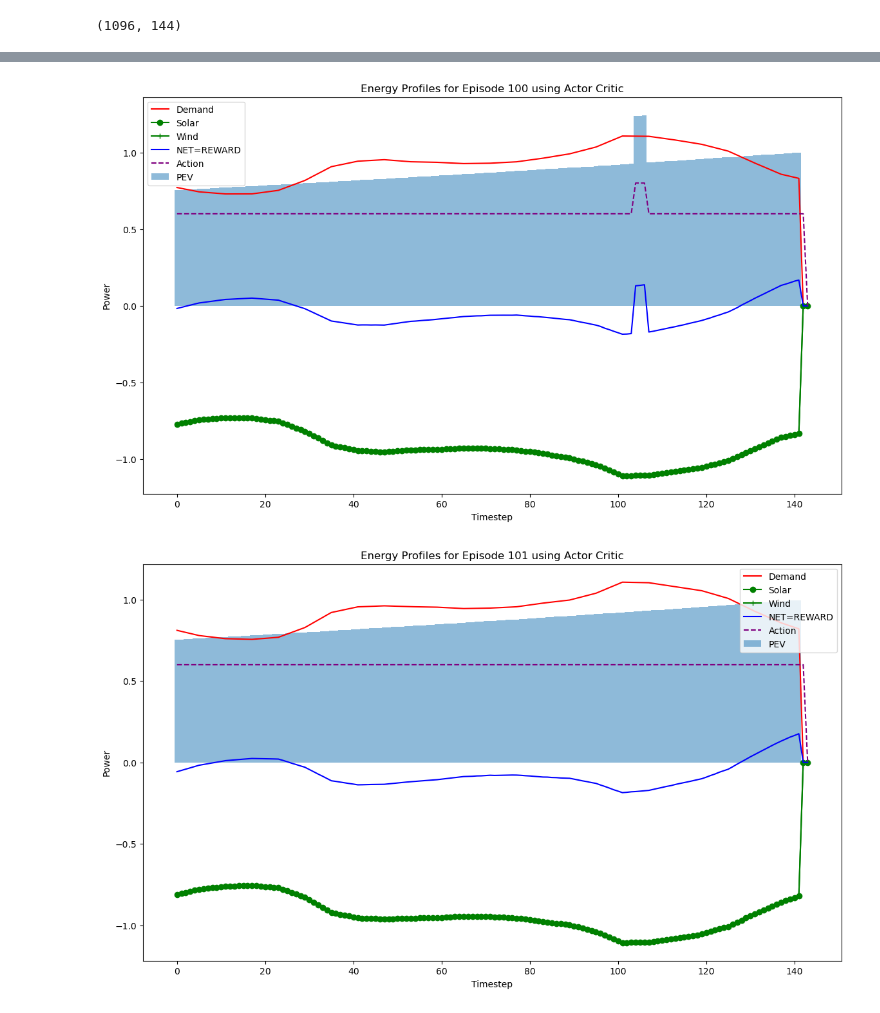
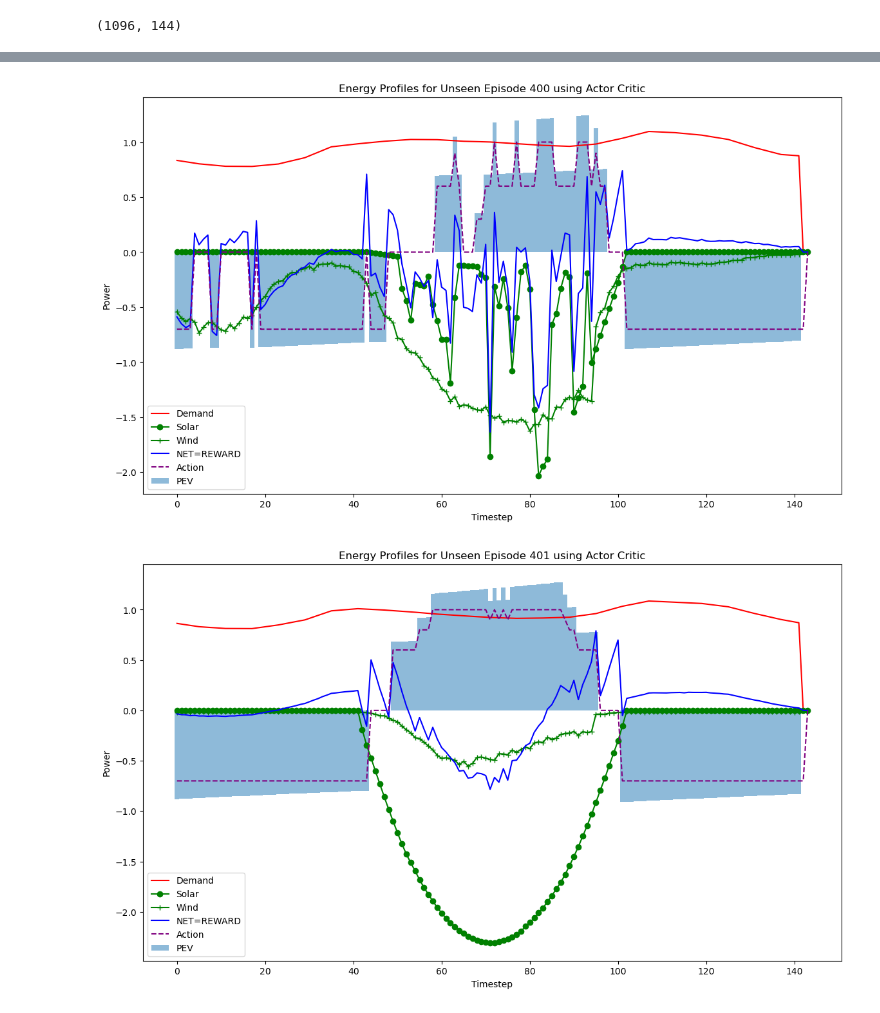
Before and after one commit to carlacupcake/CE291-V2G, a Jupyter notebook: RL_test_ENT_MAX.ipynb, the cells around one changed output, grey strips where cells are left out. Cells and saved outputs as stored; diff of their text form; code cells hidden in the pictures.

Commit message:
update to include action_profile

```diff
--- a/RL_test_ENT_MAX.ipynb
+++ b/RL_test_ENT_MAX.ipynb
@@ -74,5 +74,30 @@ demand_caiso.shape
 # %%
 #Sample every ten minutes for all episodes
 demand_10min=demand_caiso[:, ::10]
-solar_10min=demand_caiso[:, ::10]
-wind_10min=demand_caiso[:, ::10]
+solar_10min=solar_caiso[:, ::10]
+wind_10min=wind_caiso[:, ::10]
+
+demandtest=np.nanmean(demand_10min, axis=0)
+solartest=np.nanmean(solar_10min, axis=0)
+windtest=np.nanmean(wind_10min, axis=0)
+# %%
+timestep_length=1 #in minutes
+T=144 # minutes in 24hrs
+
+time_steps = np.arange(0, T * timestep_length, timestep_length)  # Generate a time axis\
+plt.figure(figsize=(10, 6))
+plt.plot(time_steps, demandtest, label='Load Power')
+plt.plot(time_steps, solartest, label='Solar Power')
+plt.plot(time_steps, windtest, label='Wind Power')
+#plt.plot(time_steps, average_net_10min, label='Net')
+
+# Adding titles and labels
+plt.title('Average Demand, Solar, Wind and Net, Scaled up')
+plt.xlabel('Time')
+plt.ylabel('Power (kW)')
+plt.legend()
+
+# Rotating date labels for better visibility
+plt.gcf().autofmt_xdate()
+
+plt.show()
@@ -92,7 +119,7 @@ timestep_length=(10/60) #in hours
 N=800
 sequence_length=1 #In timesteps aka minutes
 state_deque = deque(maxlen=sequence_length)
-day_index=700
+day_index=400
 
 # Load the actor model
 actor_model = load_model('actor_model600.h5')
@@ -106,7 +133,7 @@ agent = AGENT_CRITIC(state_size=3, action_size=21, sequence_length=sequence_leng
 episode_durations = []
 profiles = []
 
-for episode in range(2):  # Loop over 3 episodes of same "average" day
+for episode in range(4):  # Loop over 3 episodes of same "average" day
     # Initialize environment for the current day
     start_time = time.time()
     env = GridEnvironment(N, demand_10min, solar_10min, wind_10min, day_index, timestep_length)
@@ -207,18 +236,18 @@ plt.show()
 # %%
 #Plot Each Episode
 for i, profile in enumerate(profiles):
     plt.figure(figsize=(14, 8))
     plt.plot(profile['demand'], label='Demand', color="red")
     plt.plot(-profile['solar'], label='Solar', color='green', marker='o')
     plt.plot(-profile['wind'], label='Wind', color='green', marker='+')
     plt.plot(profile['demand'] + profile['PEV'] - profile['solar'] - profile['wind'], label='NET=REWARD', color='blue')
     plt.bar(np.arange(T), profile['PEV'], width=1.0, label='PEV', alpha=0.5)
     plt.plot(np.arange(T), profile['action'], label='Action', color='purple', linestyle='--')
     plt.legend()
-    plt.title(f'Energy Profiles for Episode {i+100} using Actor Critic')
+    plt.title(f'Energy Profiles for Unseen Episode {i+400} using Actor Critic')
     plt.xlabel('Timestep')
     plt.ylabel('Power')
     plt.show()
 # %% [output]
-[figure, old version]
+[figure, new version]
-[figure, old version]
+[figure, new version]
```
Also changed, not shown: parts of 4 cells of this notebook, 5 other files.
